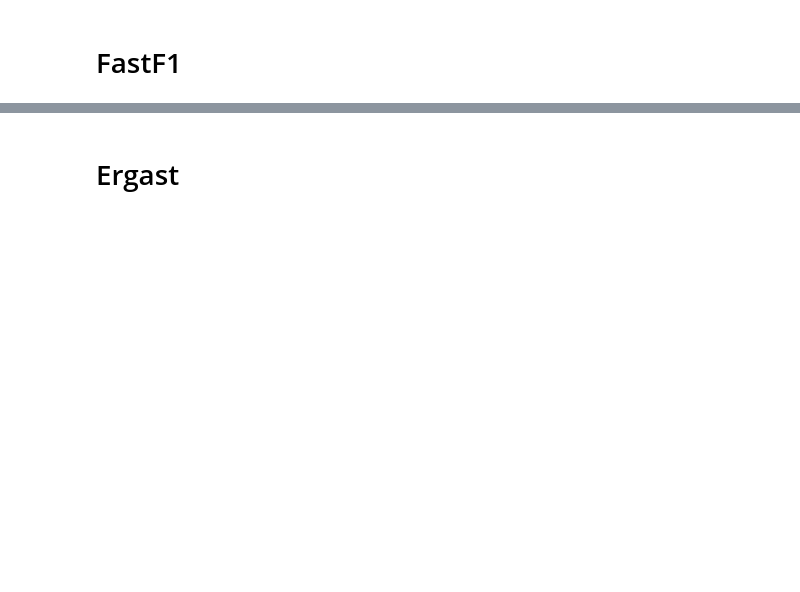
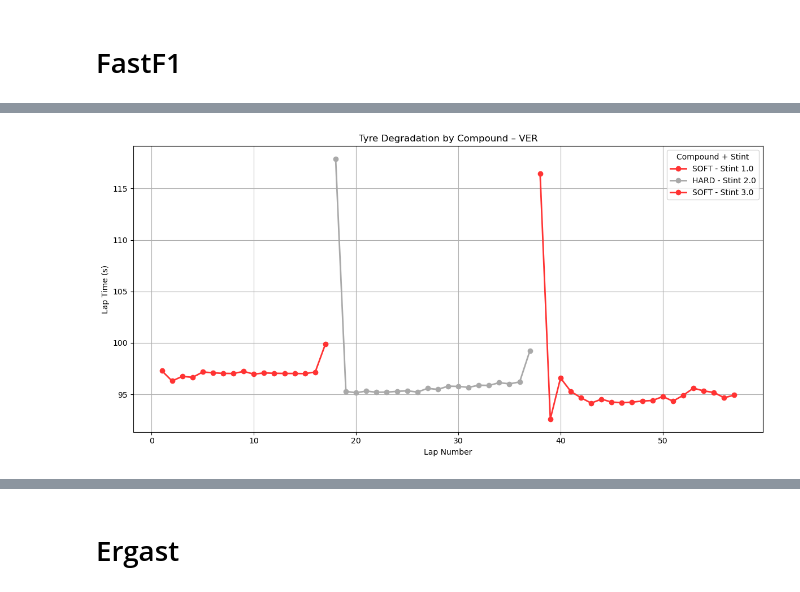
Before and after one commit to pranavvats32/F1-RaceWinner-Prediction-using-ML, a Jupyter notebook: init_bahrain2024.ipynb, the cells around one changed output, grey strips where cells are left out. Saved outputs shown, nothing was run; the diff lists cells and outputs as text; code cells hidden in the pictures; blank space fills up the shorter version.

```diff
--- a/init_bahrain2024.ipynb
+++ b/init_bahrain2024.ipynb
@@ -33,0 +118,39 @@ bahrain2024 = session.laps
+# %%
+def plot_degradation_by_compound(df, driver_name):
+    # F1 compound color map
+    compound_colors = {
+        'SOFT': '#FF3333',         # Red
+        'MEDIUM': '#FFD700',       # Yellow
+        'HARD': '#A9A9A9',         # Grey
+        'INTERMEDIATE': '#32CD32', # Green
+        'WET': '#1E90FF'           # Blue
+    }
+
+    # Filter and clean
+    driver_df = df[df['Driver'] == driver_name].copy()
+    driver_df = driver_df[driver_df['LapTime_sec'].notnull()]
+
+    plt.figure(figsize=(12, 6))
+
+    # Plot each stint-compound combo separately
+    for (stint, compound), stint_df in driver_df.groupby(['Stint', 'Compound']):
+        plt.plot(
+            stint_df['LapNumber'],
+            stint_df['LapTime_sec'],
+            label=f'{compound} - Stint {stint}',
+            color=compound_colors.get(compound.upper(), 'black'),
+            marker='o',
+            linewidth=2
+        )
+
+    plt.title(f'Tyre Degradation by Compound – {driver_name}')
+    plt.xlabel('Lap Number')
+    plt.ylabel('Lap Time (s)')
+    plt.legend(title='Compound + Stint')
+    plt.grid(True)
+    plt.tight_layout()
+    plt.show()
+# %%
+plot_degradation_by_compound(df, driver_name='VER')  # or any other driver like 'HAM', 'LEC', etc.
+# %% [output]
+[figure, added]
```
Also changed, not shown: parts of 11 cells of this notebook.
